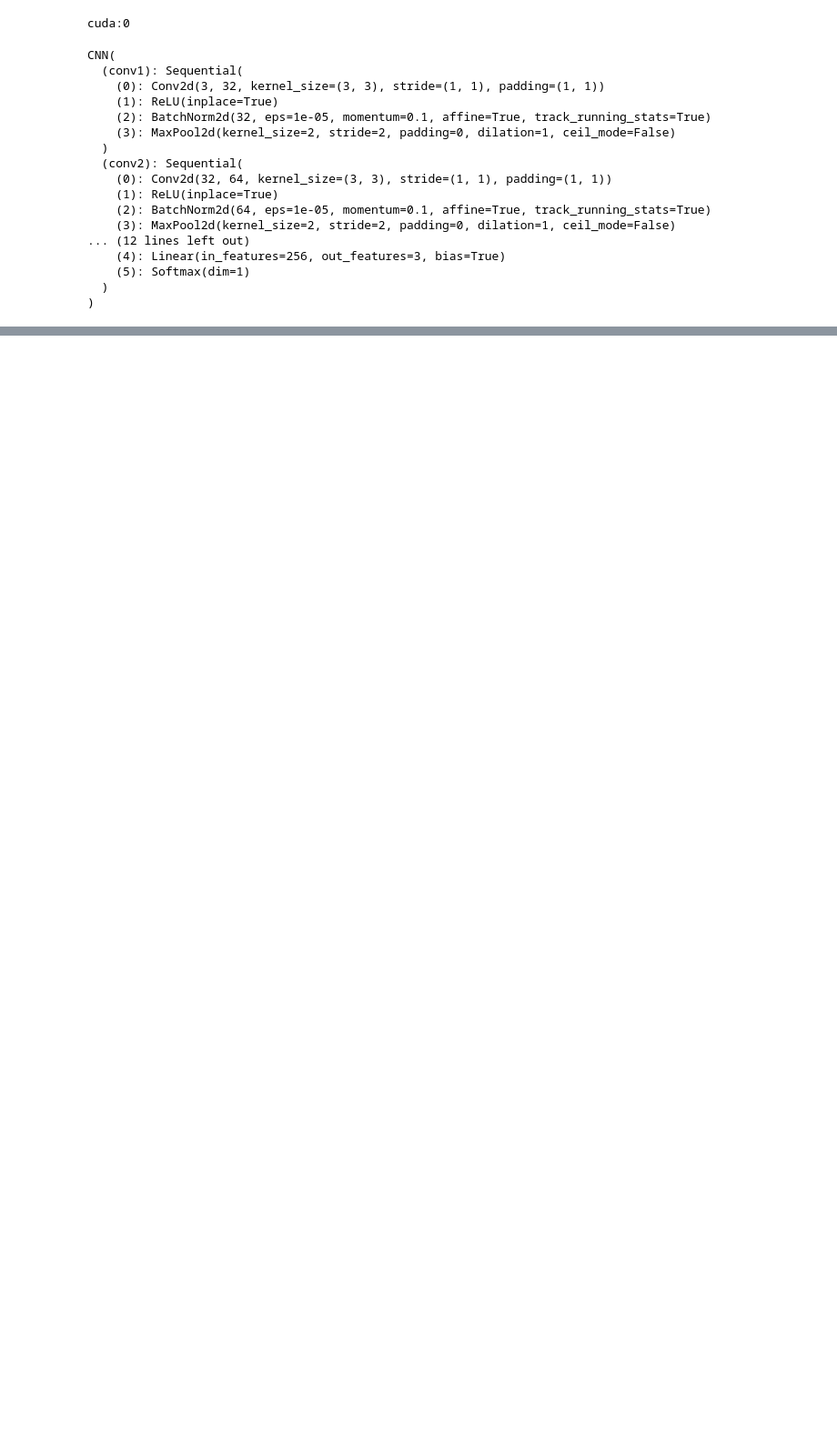
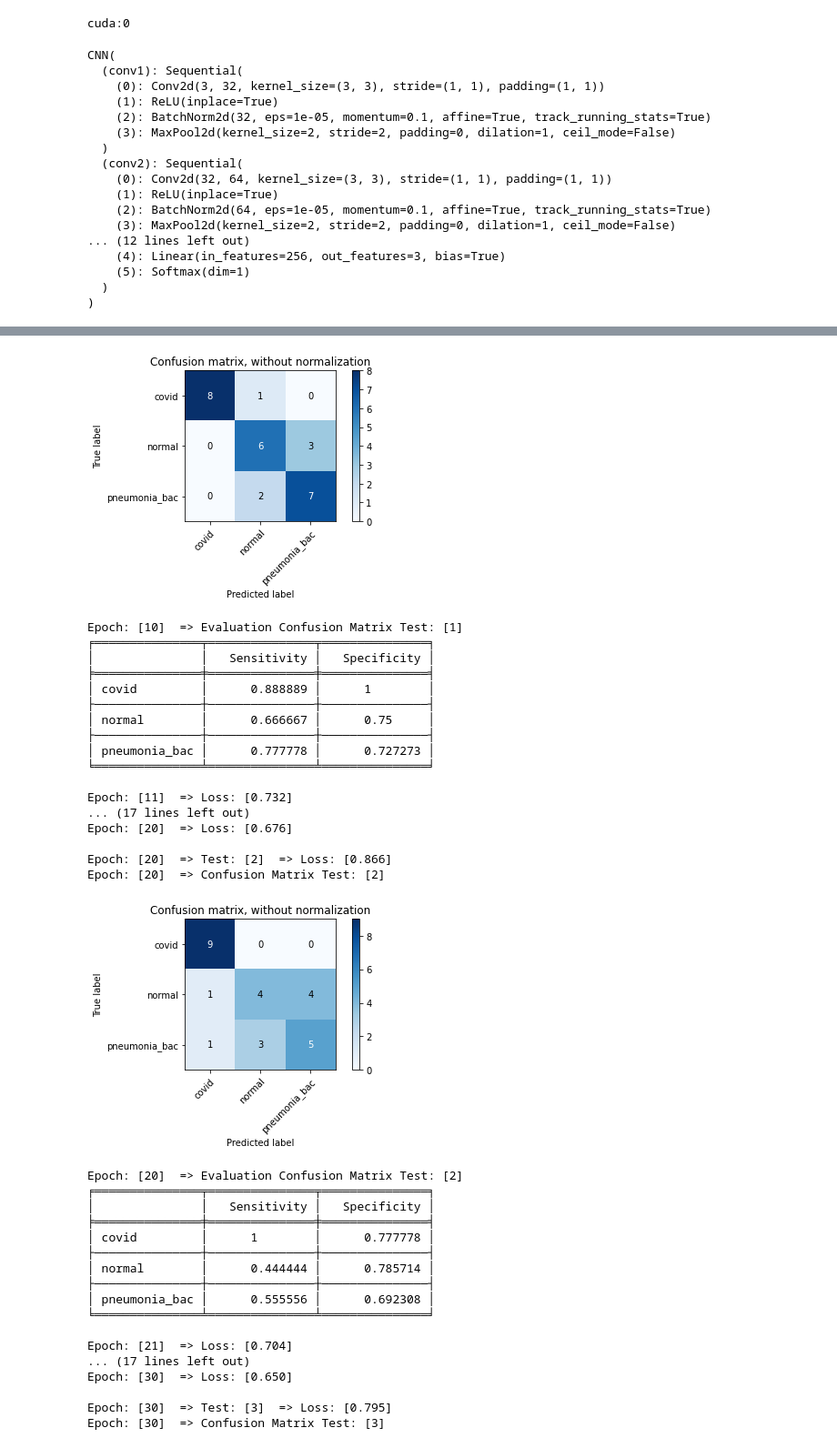
Before and after one commit to rossettisimone/AUGMENTATION_GAN, a Jupyter notebook: AUGMENTATION_GAN.ipynb, the cells around one changed output, grey strips where cells are left out. Shown at 91% size. Cells and saved outputs as stored; diff of their text form; code cells hidden in the pictures; blank space fills up the shorter version.

```diff
--- a/AUGMENTATION_GAN.ipynb
+++ b/AUGMENTATION_GAN.ipynb
@@ -277,7 +270,7 @@ for epoch in range(epochs):  # loop over the dataset multiple times
     print("Epoch: [%d]"%(epoch + 1),' => Loss: [%.3f]' %(running_loss / len(trainloader)))
     running_loss = 0.0
     if (epoch+1)%10==0:
-        print("Epoch: [%d]"%(epoch + 1)," => Test: [%d]" %(int((epoch+1)/10)))
+        running_loss_=0
         with torch.no_grad():
             for data in notebook.tqdm(testloader):
                 # get the inputs; data is a list of [inputs, labels]
@@ -287,11 +280,11 @@ for epoch in range(epochs):  # loop over the dataset multiple times
 
                 _, predicted = torch.max(outputs, 1)
 
+                loss = criterion(outputs, labels)
+
+                running_loss_ += loss.item()
+
                 cm = confusion_matrix(labels.cpu().detach().numpy(), predicted.cpu().detach().numpy(), labels=None, sample_weight=None)
-
-                print("Epoch: [%d]"%(epoch + 1)," => Confusion Matrix Test: [%d]" %(int((epoch+1)/10)))
-
-                print(cm)
 
                 tot_acc=np.trace(cm)/np.sum(cm)
 
@@ -308,8 +301,17 @@ for epoch in range(epochs):  # loop over the dataset multiple times
                     specificity[i]= TN /(TN + FP)
                     table[i]=[classes[i], sensitivity[i], specificity[i]]
 
-                print("Epoch: [%d]"%(epoch + 1)," => Evaluation Confusion Matrix Test: [%d]" %(int((epoch+1)/10)))
-                print(tabulate(table, headers=['Sensitivity', 'Specificity'], tablefmt='fancy_grid'))
+            print("Epoch: [%d]"%(epoch + 1)," => Test: [%d]" %(int((epoch+1)/10)),' => Loss: [%.3f]' %(running_loss_ / len(testloader)))
+
+            print("Epoch: [%d]"%(epoch + 1)," => Confusion Matrix Test: [%d]" %(int((epoch+1)/10)))
+
+            plot_confusion_matrix(labels.cpu().detach().numpy(), predicted.cpu().detach().numpy(), classes=np.asarray(classes), normalize=False)
+
+            plt.show()
+
+            print("Epoch: [%d]"%(epoch + 1)," => Evaluation Confusion Matrix Test: [%d]" %(int((epoch+1)/10)))
+
+            print(tabulate(table, headers=['Sensitivity', 'Specificity'], tablefmt='fancy_grid'))
 
 print('Finished Training')
 PATH = './stl10_net.pth'
@@ -334,0 +337,36 @@ Epoch: [91]  => Loss: [0.648]
+[figure, added]
+Epoch: [10]  => Evaluation Confusion Matrix Test: [1]
+╒═══════════════╤═══════════════╤═══════════════╕
+│               │   Sensitivity │   Specificity │
+╞═══════════════╪═══════════════╪═══════════════╡
+│ covid         │      0.888889 │      1        │
+├───────────────┼───────────────┼───────────────┤
+│ normal        │      0.666667 │      0.75     │
+├───────────────┼───────────────┼───────────────┤
+│ pneumonia_bac │      0.777778 │      0.727273 │
+╘═══════════════╧═══════════════╧═══════════════╛
+
+Epoch: [11]  => Loss: [0.732]
+... (17 lines left out)
+Epoch: [20]  => Loss: [0.676]
+
+Epoch: [20]  => Test: [2]  => Loss: [0.866]
+Epoch: [20]  => Confusion Matrix Test: [2]
+[figure, added]
+Epoch: [20]  => Evaluation Confusion Matrix Test: [2]
+╒═══════════════╤═══════════════╤═══════════════╕
+│               │   Sensitivity │   Specificity │
+╞═══════════════╪═══════════════╪═══════════════╡
+│ covid         │      1        │      0.777778 │
+├───────────────┼───────────────┼───────────────┤
+│ normal        │      0.444444 │      0.785714 │
+├───────────────┼───────────────┼───────────────┤
+│ pneumonia_bac │      0.555556 │      0.692308 │
+╘═══════════════╧═══════════════╧═══════════════╛
+
+Epoch: [21]  => Loss: [0.704]
+... (17 lines left out)
+Epoch: [30]  => Loss: [0.650]
+
+Epoch: [30]  => Test: [3]  => Loss: [0.795]
+Epoch: [30]  => Confusion Matrix Test: [3]
```
Also changed, not shown: parts of 13 cells of this notebook.
